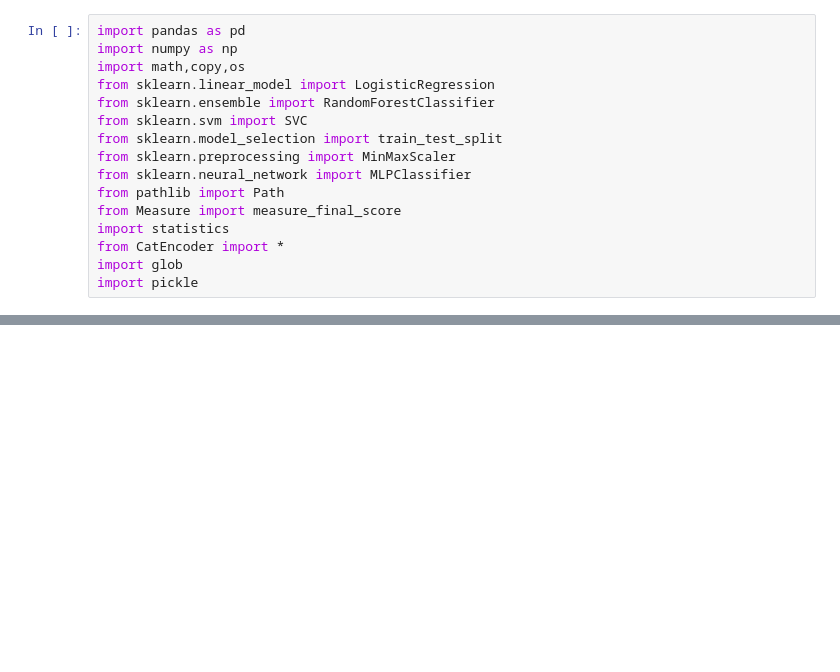
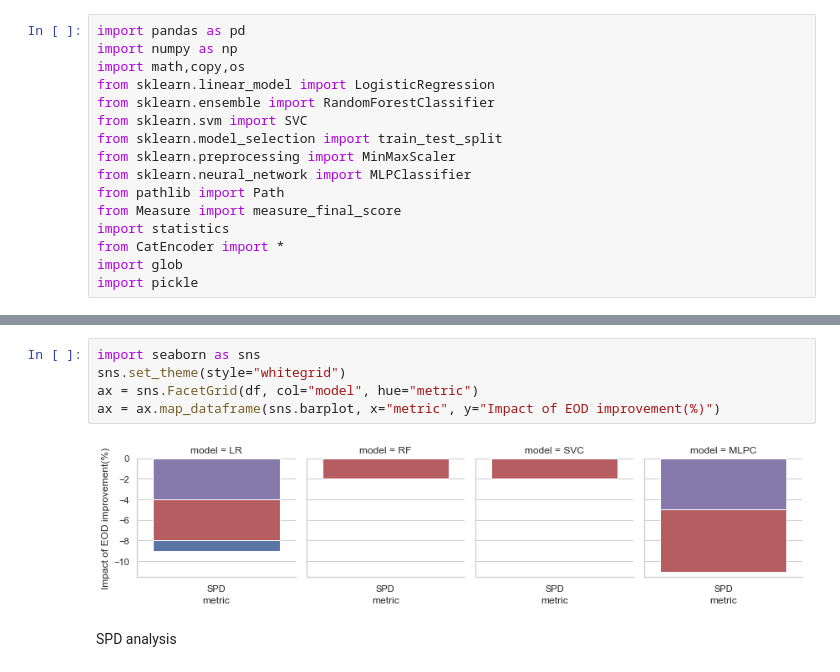
Before and after one commit to gherbay/analyse_fairness, a Jupyter notebook: sensitivity_analysis.ipynb, the cells around one changed output, grey strips where cells are left out. Drawn from its saved outputs; the diff is of its cells as text; blank space fills up the shorter version.

```diff
--- a/sensitivity_analysis.ipynb
+++ b/sensitivity_analysis.ipynb
@@ -50,0 +230,9 @@ print(a)
+# %%
+import seaborn as sns
+sns.set_theme(style="whitegrid")
+ax = sns.FacetGrid(df, col="model", hue="metric")
+ax = ax.map_dataframe(sns.barplot, x="metric", y="Impact of EOD improvement(%)")
+# %% [output]
+[figure, added]
+# %% [markdown]
+SPD analysis
```
Also changed, not shown: parts of 26 cells of this notebook, 3 other files.
